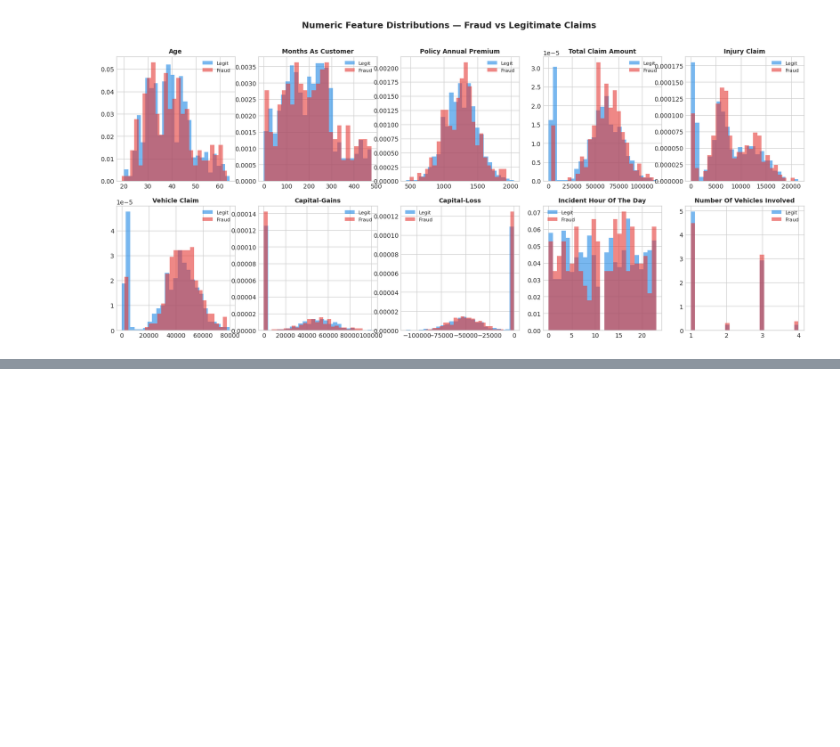
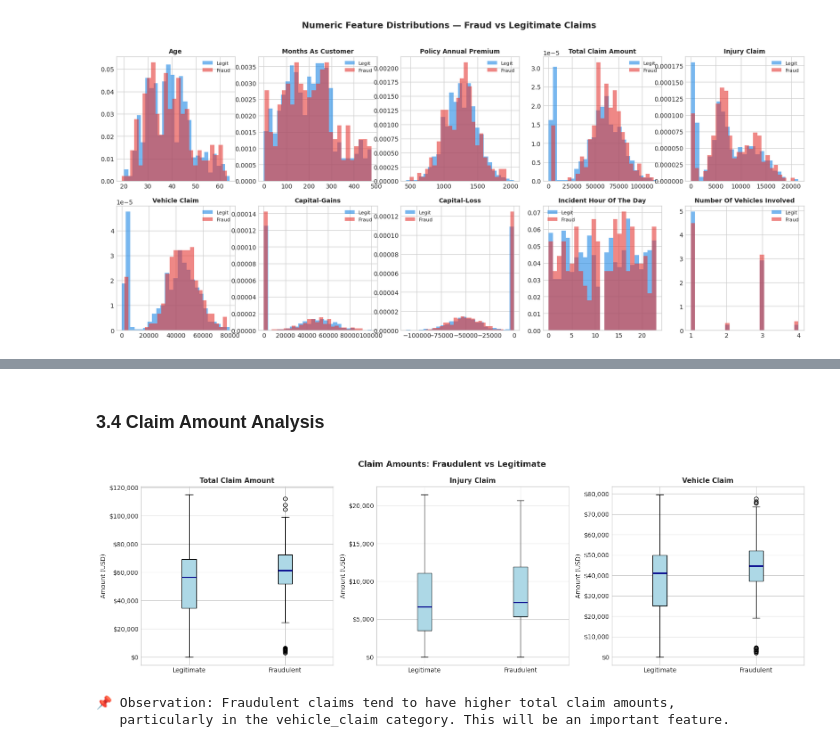
Before and after one commit to Alanmuchiri/Fraud-Detection-Analysis, a Jupyter notebook: main.ipynb, the cells around one changed output, grey strips where cells are left out. Saved outputs shown, nothing was run; the diff lists cells and outputs as text; code cells hidden in the pictures; blank space fills up the shorter version.

```diff
--- a/main.ipynb
+++ b/main.ipynb
@@ -225,0 +250,27 @@ plt.show()
+# %% [markdown]
+### 3.4 Claim Amount Analysis
+# %%
+fig, axes = plt.subplots(1, 3, figsize=(16, 5))
+
+claim_cols = ['total_claim_amount', 'injury_claim', 'vehicle_claim']
+for i, col in enumerate(claim_cols):
+    fraud_vals = df[df['fraud_reported'] == 'Y'][col]
+    legit_vals = df[df['fraud_reported'] == 'N'][col]
+    axes[i].boxplot([legit_vals, fraud_vals], labels=['Legitimate', 'Fraudulent'],
+                    patch_artist=True,
+                    boxprops=dict(facecolor='lightblue'),
+                    medianprops=dict(color='darkblue', linewidth=2))
+    axes[i].set_title(col.replace('_', ' ').title(), fontsize=11, fontweight='bold')
+    axes[i].set_ylabel('Amount (USD)')
+    axes[i].yaxis.set_major_formatter(mticker.FuncFormatter(lambda x, _: f'${x:,.0f}'))
+
+plt.suptitle('Claim Amounts: Fraudulent vs Legitimate', fontsize=13, fontweight='bold')
+plt.tight_layout()
+plt.show()
+
+print("\n📌 Observation: Fraudulent claims tend to have higher total claim amounts,")
+print("   particularly in the vehicle_claim category. This will be an important feature.")
+# %% [output]
+[figure, added]
+📌 Observation: Fraudulent claims tend to have higher total claim amounts,
+   particularly in the vehicle_claim category. This will be an important feature.
```
Also changed, not shown: parts of 2 cells of this notebook.
